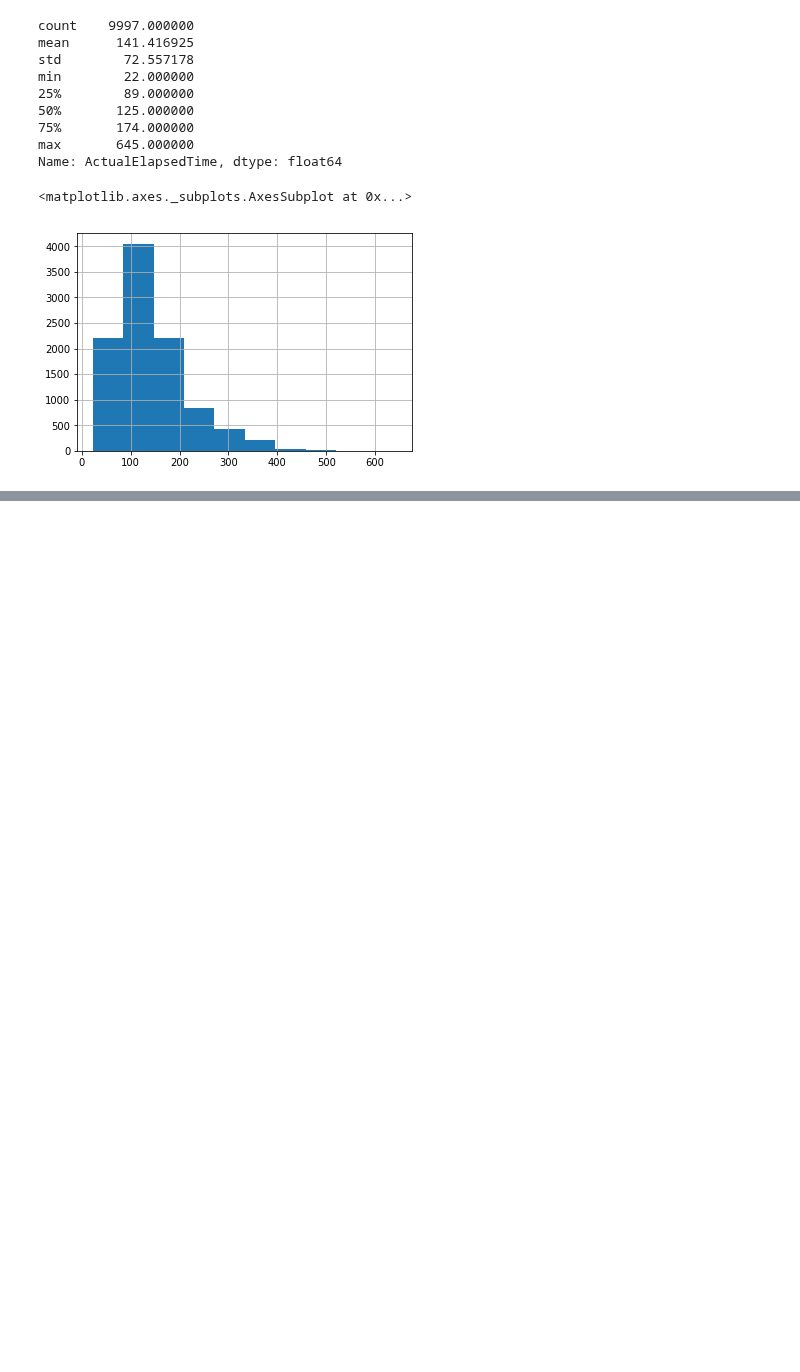
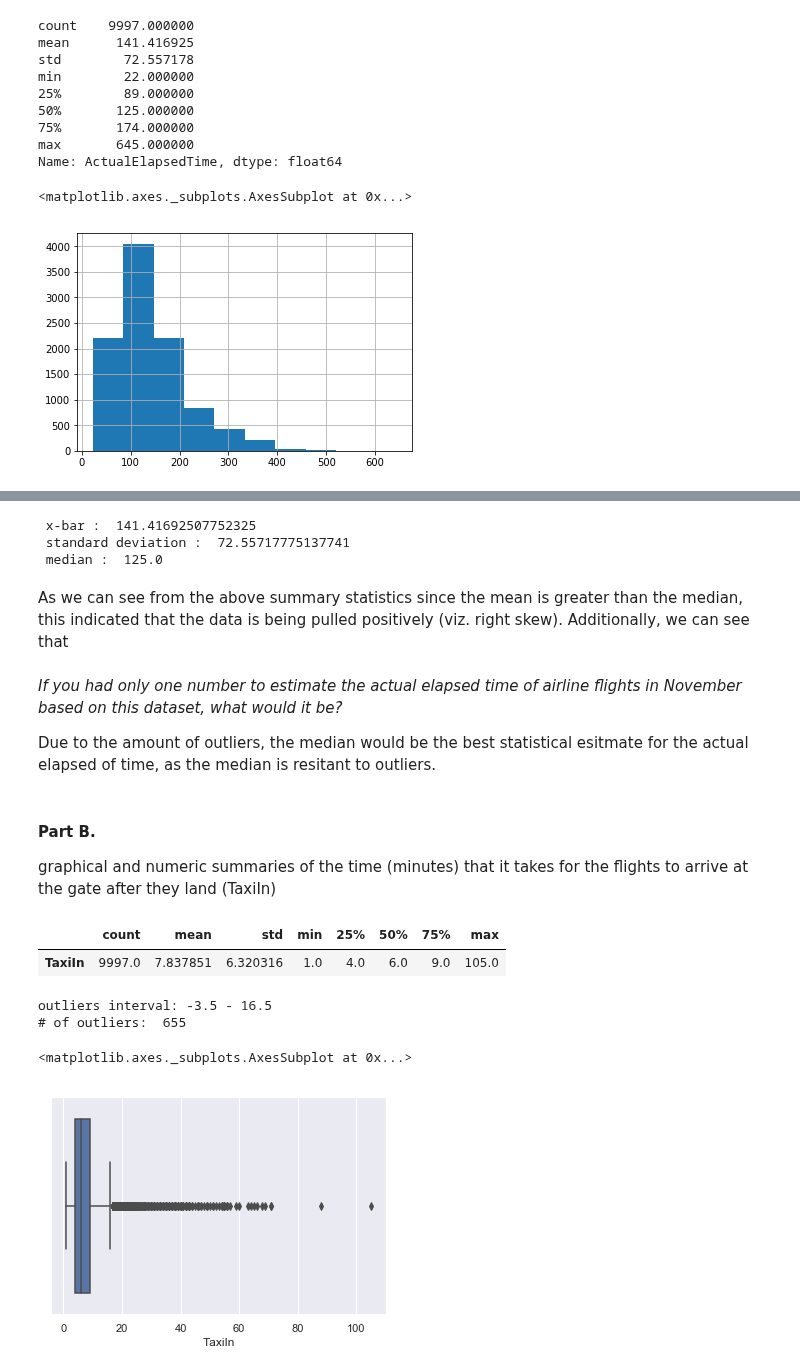
Before and after one commit to naivelogic/Machine_Learning_Notebooks, a Jupyter notebook: Data_Science/Airline.ipynb, the cells around one changed output, grey strips where cells are left out. Saved outputs shown, nothing was run; the diff lists cells and outputs as text; code cells hidden in the pictures; blank space fills up the shorter version.

```diff
--- a/Data_Science/Airline.ipynb
+++ b/Data_Science/Airline.ipynb
@@ -134,0 +155,44 @@ airline.ActualElapsedTime.hist()
+# %%
+print(" x-bar : ", airline.ActualElapsedTime.mean())
+print(" standard deviation : ", airline.ActualElapsedTime.std())
+print(" median : ", airline.ActualElapsedTime.median())
+# %% [output]
+ x-bar :  141.41692507752325
+ standard deviation :  72.55717775137741
+ median :  125.0
+# %% [markdown]
+As we can see from the above summary statistics since the mean is greater than the median, this indicated that the data is being pulled positively (viz. right skew). Additionally, we can see that
+# %% [markdown]
+_If you had only one number to estimate the actual elapsed time of airline
+flights in November based on this dataset, what would it be?_
+
+Due to the amount of outliers, the median would be the best statistical esitmate for the actual elapsed of time, as the median is resitant to outliers.
+# %% [markdown]
+#### Part B.
+
+graphical and numeric summaries of the time (minutes) that it takes for
+the flights to arrive at the gate after they land (TaxiIn)
+# %%
+# numerical summaries
+taxiin_iqr = pd.DataFrame(airline.TaxiIn.describe()).T
+taxiin_iqr
+# %% [output]
+|  | count | mean | std | min | 25% | 50% | 75% | max |
+| TaxiIn | 9997.0 | 7.837851 | 6.320316 | 1.0 | 4.0 | 6.0 | 9.0 | 105.0 |
+# %%
+# calcluate outliers
+iqr = (taxiin_iqr['75%'] - taxiin_iqr['25%']) * 1.5
+qt1_iqr = (taxiin_iqr['25%'][0] - iqr[0])
+qt3_iqr = (taxiin_iqr['75%'][0] + iqr[0])
+
+print("outliers interval: {} - {}".format(qt1_iqr, qt3_iqr))
+print("# of outliers: ", len(airline[airline.TaxiIn > qt3_iqr]))
+# %% [output]
+outliers interval: -3.5 - 16.5
+# of outliers:  655
+# %%
+# boxplot
+sns.boxplot(x = airline.TaxiIn)
+# %% [output]
+<matplotlib.axes._subplots.AxesSubplot at 0x...>
+[figure, added]
```
Also changed, not shown: parts of 9 cells of this notebook.
